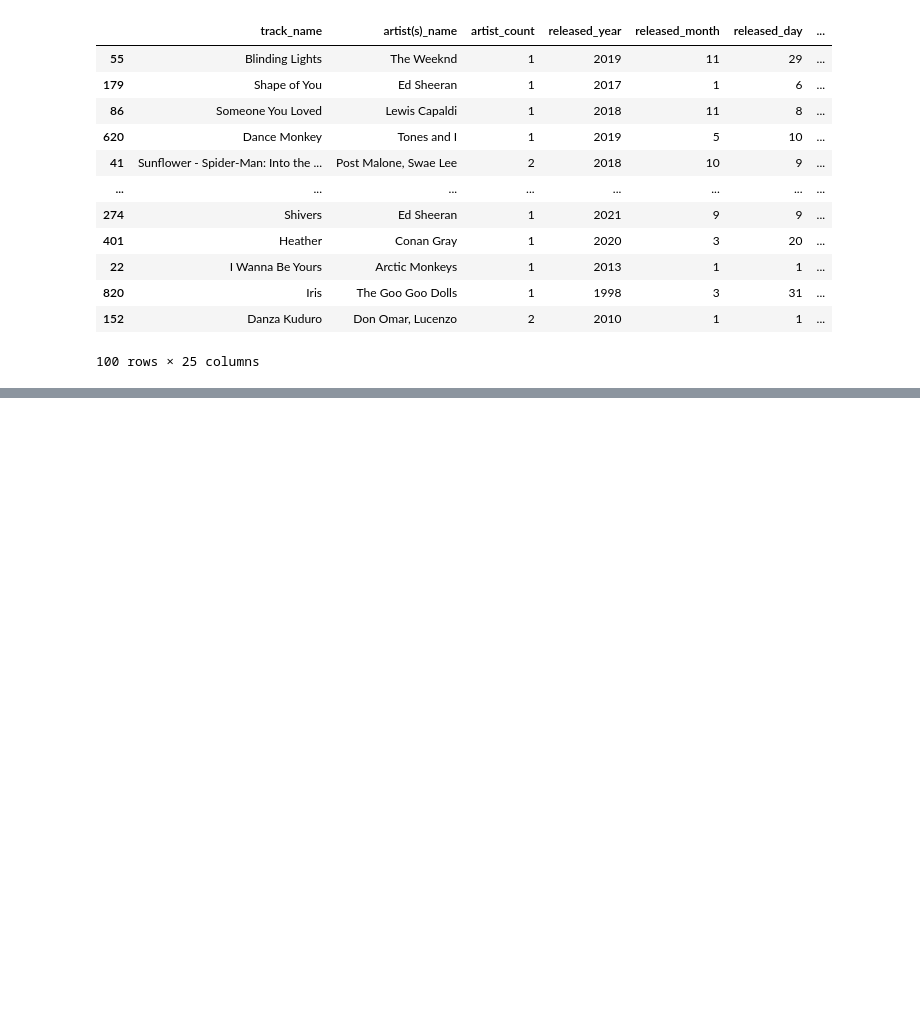
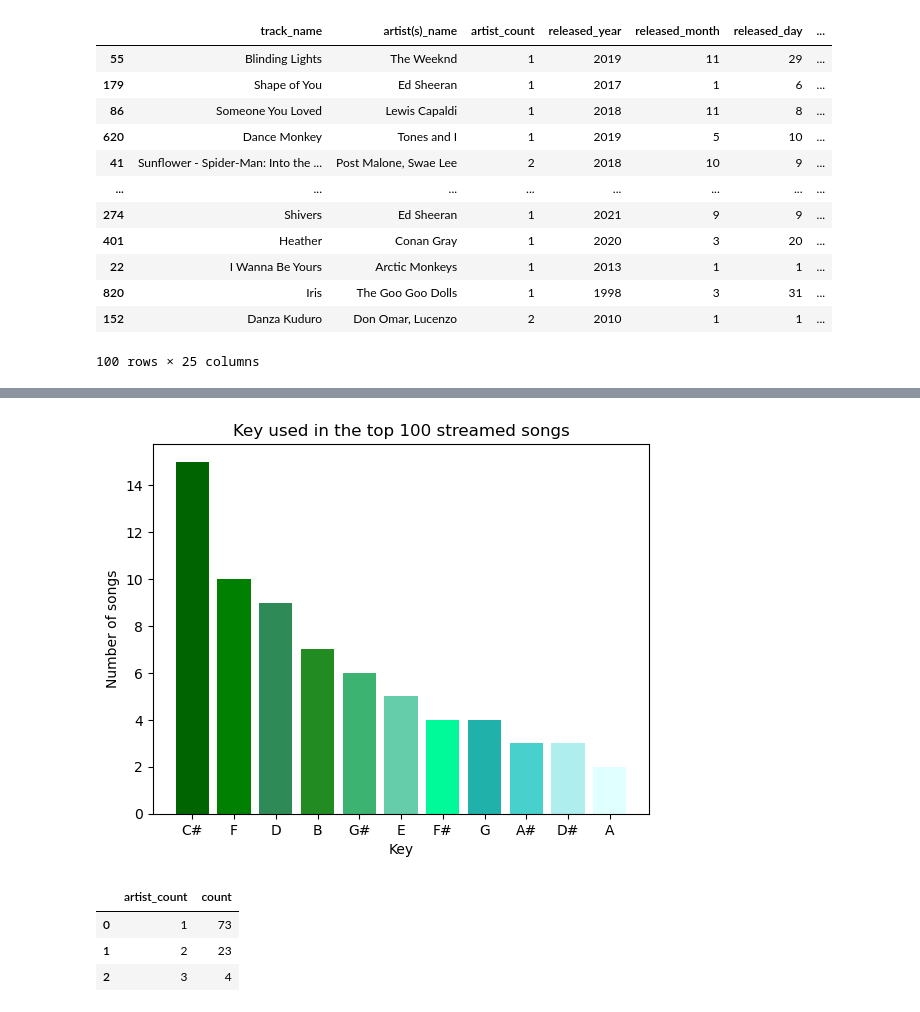
Before and after one commit to luisrodriguezror/project1, a Jupyter notebook: Final_Code.ipynb, the cells around one changed output, grey strips where cells are left out. Cells and saved outputs as stored; diff of their text form; code cells hidden in the pictures; blank space fills up the shorter version.

```diff
--- a/Final_Code.ipynb
+++ b/Final_Code.ipynb
@@ -39,0 +92,5 @@ top100_streams_df
+# %%
+# Analysis of the key
+# Drop any rows with null values
+top100_streams_df_reduced = top100_streams_df.dropna()
+top100_streams_df_reduced
@@ -39,0 +111,5 @@ top100_streams_df
+# %%
+# Create a dataframe
+key = top100_streams_df_reduced.groupby('key')
+key_df = pd.DataFrame(key['key'].count()).rename(columns={'key':'count'}).reset_index().sort_values('count',ascending=False)
+key_df
@@ -39,0 +129,20 @@ top100_streams_df
+# %%
+# Chart summarizing the key analysis
+colors = ['darkgreen','green','seagreen','forestgreen','mediumseagreen','mediumaquamarine','mediumspringgreen','lightseagreen','mediumturquoise','paleturquoise','lightcyan']
+plt.bar(key_df['key'],key_df['count'],color=colors)
+plt.title('Key used in the top 100 streamed songs')
+plt.xlabel('Key')
+plt.ylabel('Number of songs')
+plt.show()
+# %% [output]
+[figure, added]
+# %%
+# Analysis of number of artists in a song
+artistcount = top100_streams_df.groupby('artist_count')
+artistcount_df = pd.DataFrame(artistcount['artist_count'].count()).rename(columns={'artist_count':'count'}).reset_index().sort_values('count',ascending=False)
+artistcount_df
+# %% [output]
+|  | artist_count | count |
+| 0 | 1 | 73 |
+| 1 | 2 | 23 |
+| 2 | 3 | 4 |
```
Also changed, not shown: parts of 14 cells of this notebook.
